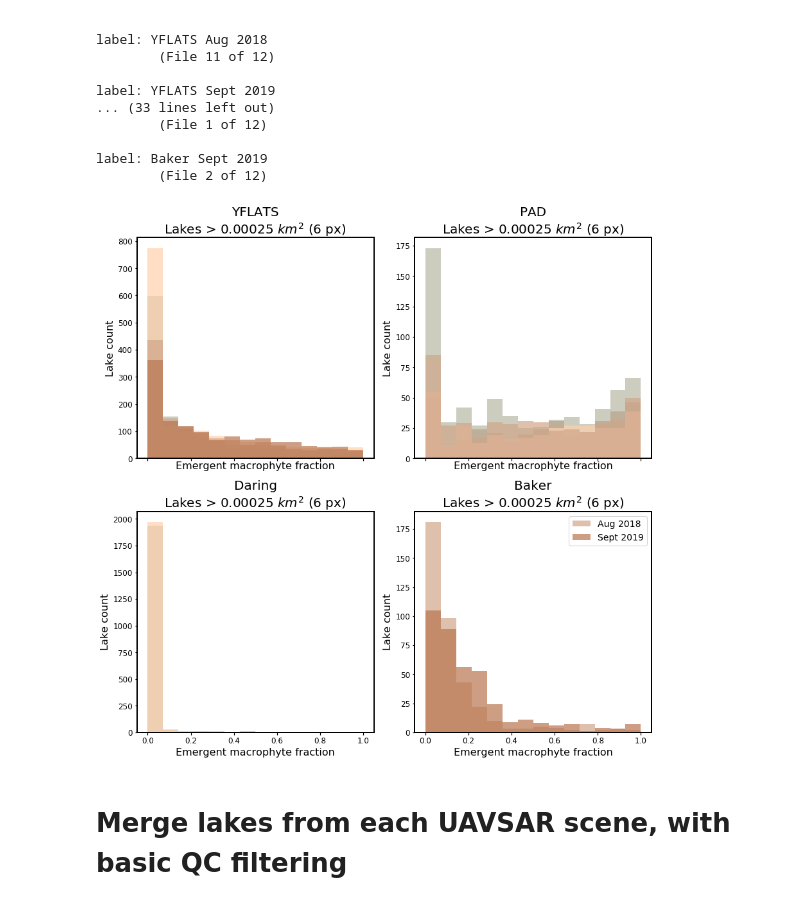
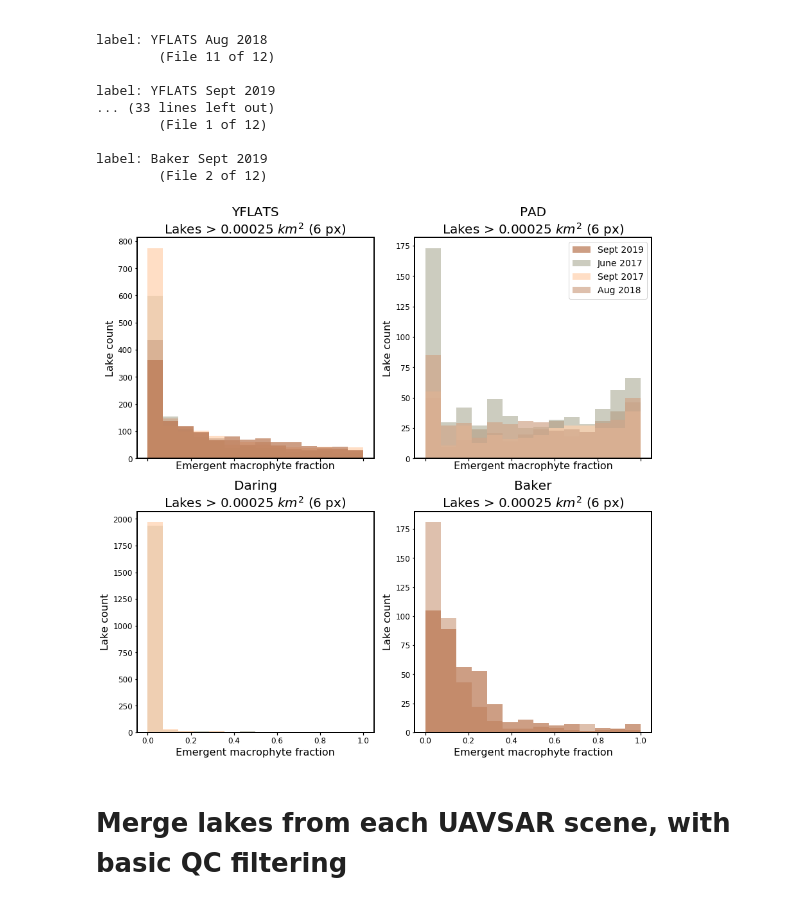
Before and after one commit to ekcomputer/random-wetlands, a Jupyter notebook: analysis/lake-histograms-multi-temporal.ipynb, the cells around one changed output. Saved outputs shown, nothing was run; the diff lists cells and outputs as text; code cells hidden in the pictures.

```diff
--- a/analysis/lake-histograms-multi-temporal.ipynb
+++ b/analysis/lake-histograms-multi-temporal.ipynb
@@ -58,7 +58,7 @@ labels=dict(zip(
     ['Baker Aug 2018', 'late 2018'],
     ['Baker Sept 2019', 'late 2019'],
     ['PAD June 2017', 'early 2017'],
-    ['PAD September 2017', 'late 2017'],
+    ['PAD Sept 2017', 'late 2017'],
     ['PAD Aug 2018', 'late 2018'],
     ['PAD Sept 2019', 'late 2019'],
     ['YFLATS June 2017', 'early 2017'],
@@ -148,25 +148,25 @@ label: Baker Sept 2019
 # %%
 %matplotlib inline
 ## loop for plotting
 fig, ax = plt.subplots(2,2, sharex=True, figsize=(12,12), constrained_layout=True) # constrained_layout is now default for presentation
 for j, region in enumerate(regions):
     axi = np.take(ax, j)
     for i, lakes in enumerate(lakes_list[j][::-1]):  # reverse order
         label=lakes_labels[j][i].split(' ')[1]+' '+lakes_labels[j][i].split(' ')[2]
         axi.hist(lakes.em_fractio, bins=np.linspace(0,1,15), alpha=0.7, color=colors_lookup[lakes_seasons[j][i]], label=label) # bins=20,
     # ax.legend()
     # fig.show()
     axi.set_ylabel('Lake count')
     axi.set_xlabel('Emergent macrophyte fraction')
     axi.set_title(f'{region}\nLakes > {min_size/1e6} $km^2$ ({min_size/px_area:.0f} px)')
 #     axi.legend() # sets legend on all
-ax[1,1].legend()
+ax[0,1].legend()
 ## save fig
 figname=os.path.join(fig_dir, 'Hists-time-4-panel')
 fig.savefig(figname + '.jpg', dpi=300)
 fig.savefig(figname + '.pdf', dpi=300)
 # %% [output]
-[figure, old version]
+[figure, new version]
 # %% [markdown]
 # Merge lakes from each UAVSAR scene, with basic QC filtering
 # %%
```
Also changed, not shown: 2 other files.
